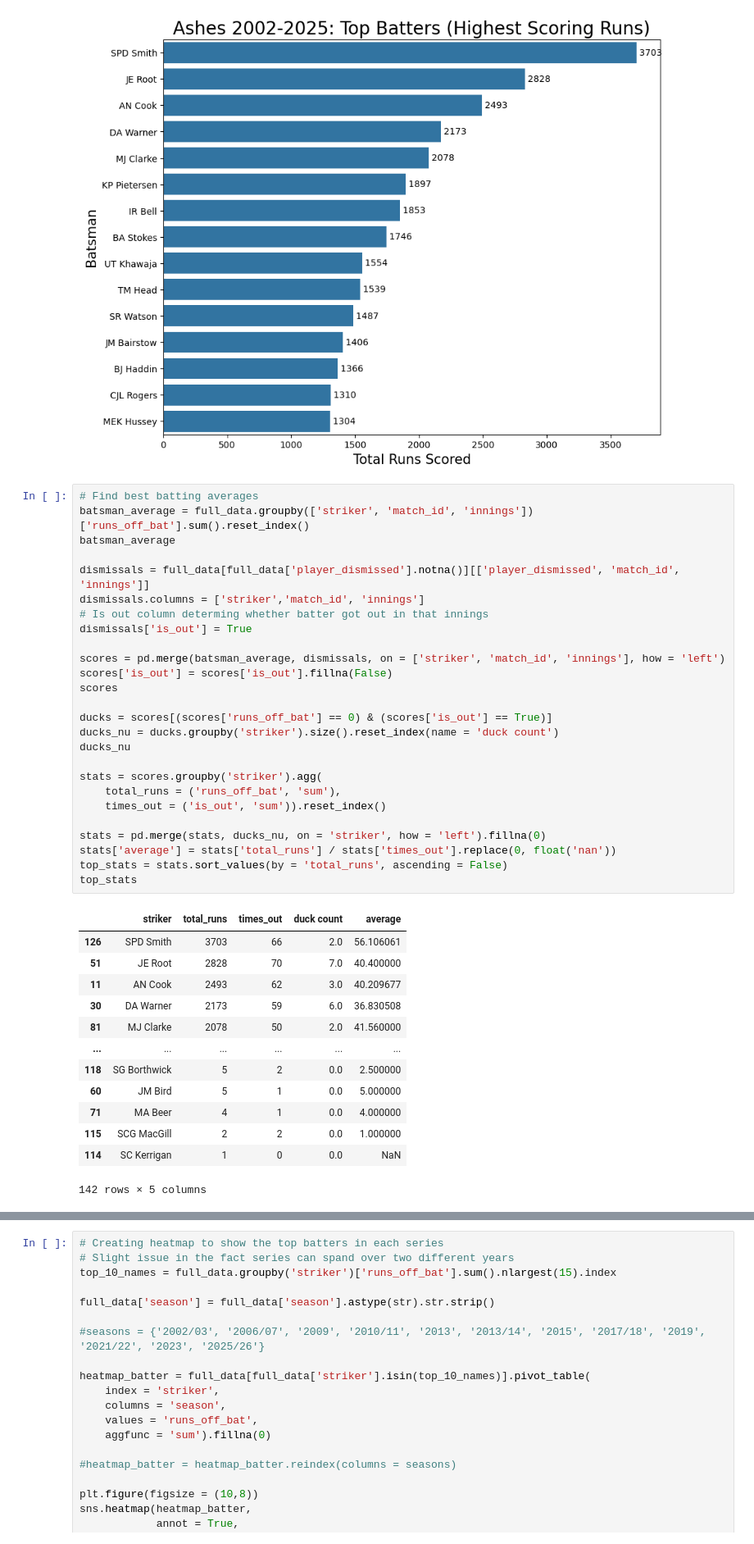
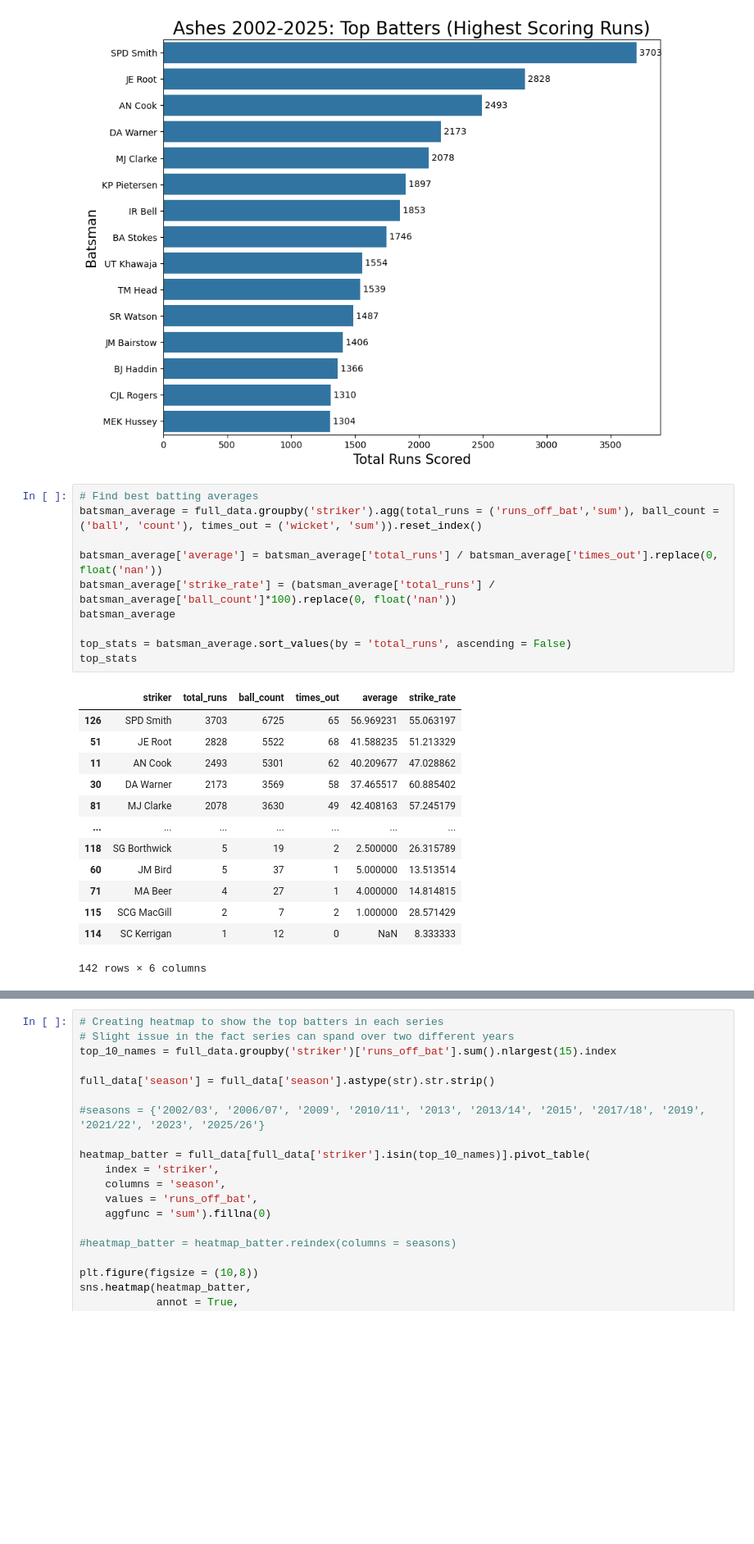
Before and after one commit to zoeh6176-sketch/Programming-Assessment, a Jupyter notebook: Untitled.ipynb, the cells around one changed output, grey strips where cells are left out. Shown at 82% size. Drawn from its saved outputs; the diff is of its cells as text; blank space fills up the shorter version.

```diff
--- a/Untitled.ipynb
+++ b/Untitled.ipynb
@@ -229,46 +229,30 @@ plt.ylabel('Batsman', fontsize = 15)
 plt.show()
 # %% [output]
 [figure]
-# %%
-# Find best batting averages
-batsman_average = full_data.groupby(['striker', 'match_id', 'innings'])['runs_off_bat'].sum().reset_index()
-batsman_average
-
-dismissals = full_data[full_data['player_dismissed'].notna()][['player_dismissed', 'match_id', 'innings']]
-dismissals.columns = ['striker','match_id', 'innings']
-# Is out column determing whether batter got out in that innings
-dismissals['is_out'] = True
-
-scores = pd.merge(batsman_average, dismissals, on = ['striker', 'match_id', 'innings'], how = 'left')
-scores['is_out'] = scores['is_out'].fillna(False)
-scores
-
-ducks = scores[(scores['runs_off_bat'] == 0) & (scores['is_out'] == True)]
-ducks_nu = ducks.groupby('striker').size().reset_index(name = 'duck count')
-ducks_nu
-
-stats = scores.groupby('striker').agg(
-    total_runs = ('runs_off_bat', 'sum'),
-    times_out = ('is_out', 'sum')).reset_index()
-
-stats = pd.merge(stats, ducks_nu, on = 'striker', how = 'left').fillna(0)
-stats['average'] = stats['total_runs'] / stats['times_out'].replace(0, float('nan'))
-top_stats = stats.sort_values(by = 'total_runs', ascending = False)
-top_stats
-# %% [output]
-|  | striker | total_runs | times_out | duck count | average |
-| 126 | SPD Smith | 3703 | 66 | 2.0 | 56.106061 |
-| 51 | JE Root | 2828 | 70 | 7.0 | 40.400000 |
-| 11 | AN Cook | 2493 | 62 | 3.0 | 40.209677 |
-| 30 | DA Warner | 2173 | 59 | 6.0 | 36.830508 |
-| 81 | MJ Clarke | 2078 | 50 | 2.0 | 41.560000 |
-| ... | ... | ... | ... | ... | ... |
-| 118 | SG Borthwick | 5 | 2 | 0.0 | 2.500000 |
-| 60 | JM Bird | 5 | 1 | 0.0 | 5.000000 |
-| 71 | MA Beer | 4 | 1 | 0.0 | 4.000000 |
-| 115 | SCG MacGill | 2 | 2 | 0.0 | 1.000000 |
-| 114 | SC Kerrigan | 1 | 0 | 0.0 | NaN |
-142 rows × 5 columns
+# %%
+# Find best batting averages
+batsman_average = full_data.groupby('striker').agg(total_runs = ('runs_off_bat','sum'), ball_count = ('ball', 'count'), times_out = ('wicket', 'sum')).reset_index()
+
+batsman_average['average'] = batsman_average['total_runs'] / batsman_average['times_out'].replace(0, float('nan'))
+batsman_average['strike_rate'] = (batsman_average['total_runs'] / batsman_average['ball_count']*100).replace(0, float('nan'))
+batsman_average
+
+top_stats = batsman_average.sort_values(by = 'total_runs', ascending = False)
+top_stats
+# %% [output]
+|  | striker | total_runs | ball_count | times_out | average | strike_rate |
+| 126 | SPD Smith | 3703 | 6725 | 65 | 56.969231 | 55.063197 |
+| 51 | JE Root | 2828 | 5522 | 68 | 41.588235 | 51.213329 |
+| 11 | AN Cook | 2493 | 5301 | 62 | 40.209677 | 47.028862 |
+| 30 | DA Warner | 2173 | 3569 | 58 | 37.465517 | 60.885402 |
+| 81 | MJ Clarke | 2078 | 3630 | 49 | 42.408163 | 57.245179 |
+| ... | ... | ... | ... | ... | ... | ... |
+| 118 | SG Borthwick | 5 | 19 | 2 | 2.500000 | 26.315789 |
+| 60 | JM Bird | 5 | 37 | 1 | 5.000000 | 13.513514 |
+| 71 | MA Beer | 4 | 27 | 1 | 4.000000 | 14.814815 |
+| 115 | SCG MacGill | 2 | 7 | 2 | 1.000000 | 28.571429 |
+| 114 | SC Kerrigan | 1 | 12 | 0 | NaN | 8.333333 |
+142 rows × 6 columns
 # %%
 # runs x axis and batting average y axis
 top_players = top_stats.nlargest(15, 'total_runs')
```
Also changed, not shown: parts of 2 cells of this notebook.
